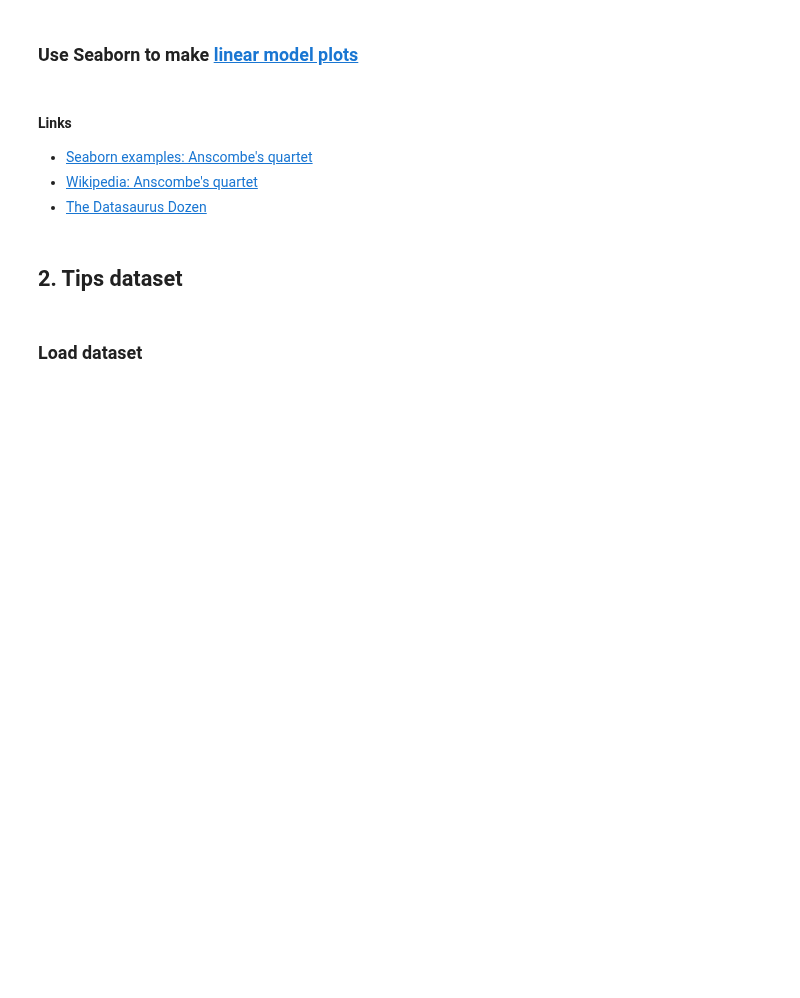
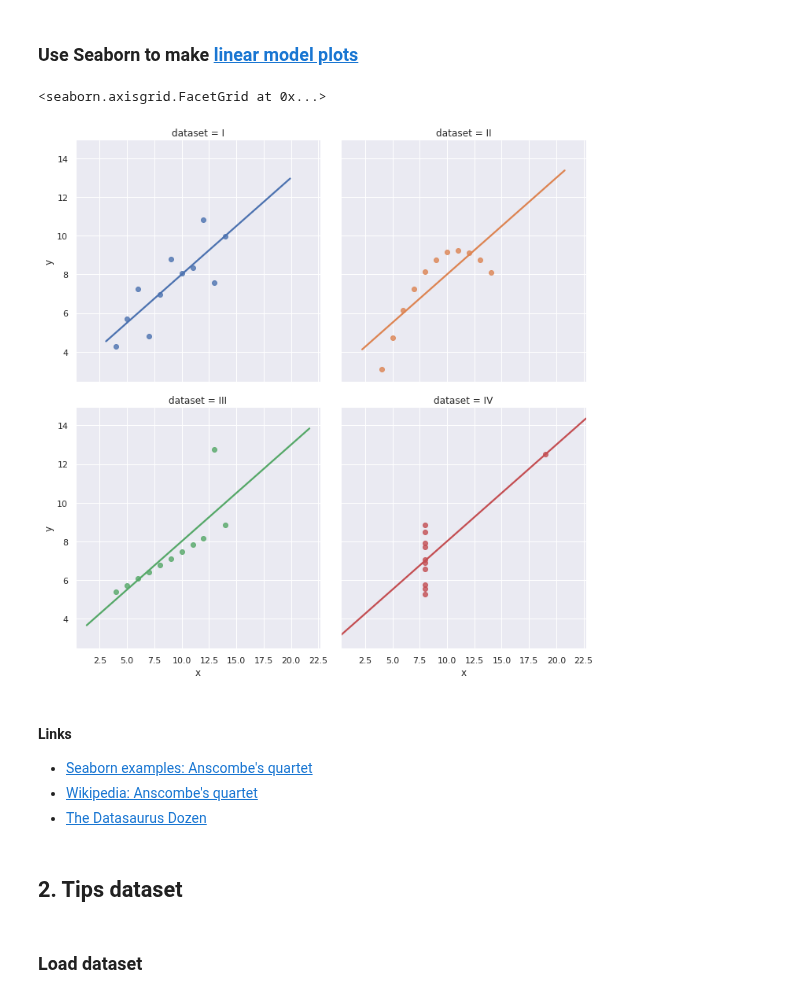
Before and after one commit to bloominstituteoftechnology/DS-Unit-1-Sprint-3-Data-Storytelling, a Jupyter notebook: module2-choose-appropriate-visualizations/LS_DS_222_Choose_appropriate_visualizations.ipynb, the cells around one changed output. Drawn from its saved outputs; the diff is of its cells as text; code cells hidden in the pictures; blank space fills up the shorter version.

```diff
--- a/module2-choose-appropriate-visualizations/LS_DS_222_Choose_appropriate_visualizations.ipynb
+++ b/module2-choose-appropriate-visualizations/LS_DS_222_Choose_appropriate_visualizations.ipynb
@@ -122,5 +319,10 @@ df = sns.load_dataset('anscombe')
 # %% [markdown]
 ### Use Seaborn to make [linear model plots](http://seaborn.pydata.org/generated/seaborn.lmplot.html)
+# %%
+sns.lmplot('x', 'y', col='dataset', hue='dataset', data=df, col_wrap=2, ci=None)
+# %% [output]
+<seaborn.axisgrid.FacetGrid at 0x...>
+[figure, added]
 # %% [markdown]
 #### Links
 - [Seaborn examples: Anscombe's quartet](http://seaborn.pydata.org/examples/anscombes_quartet.html)
```
Also changed, not shown: parts of 56 cells of this notebook.
